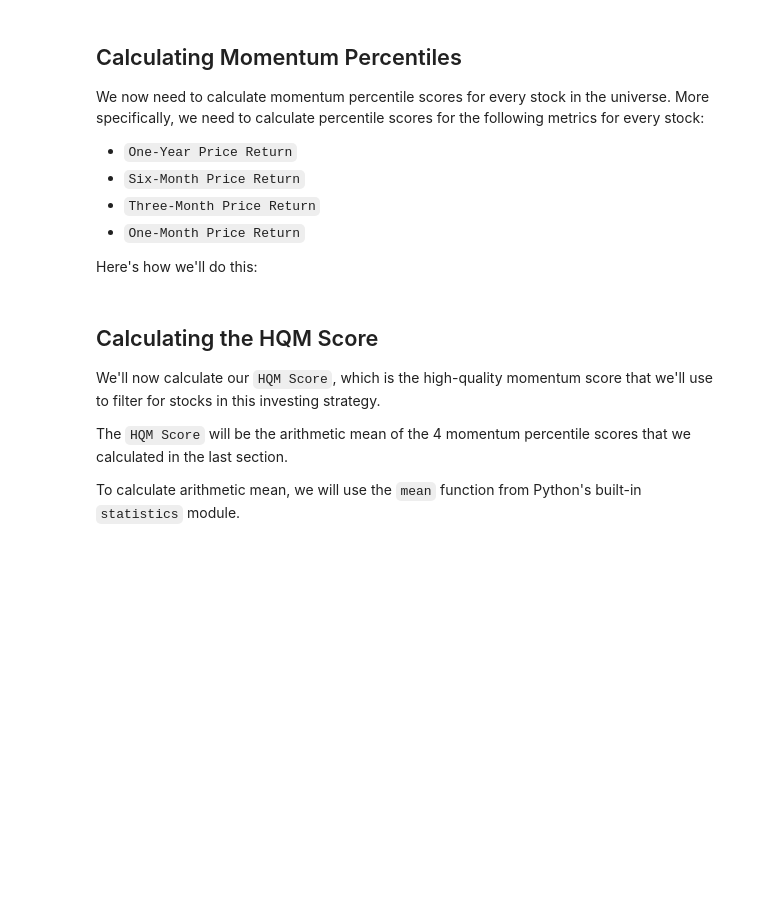
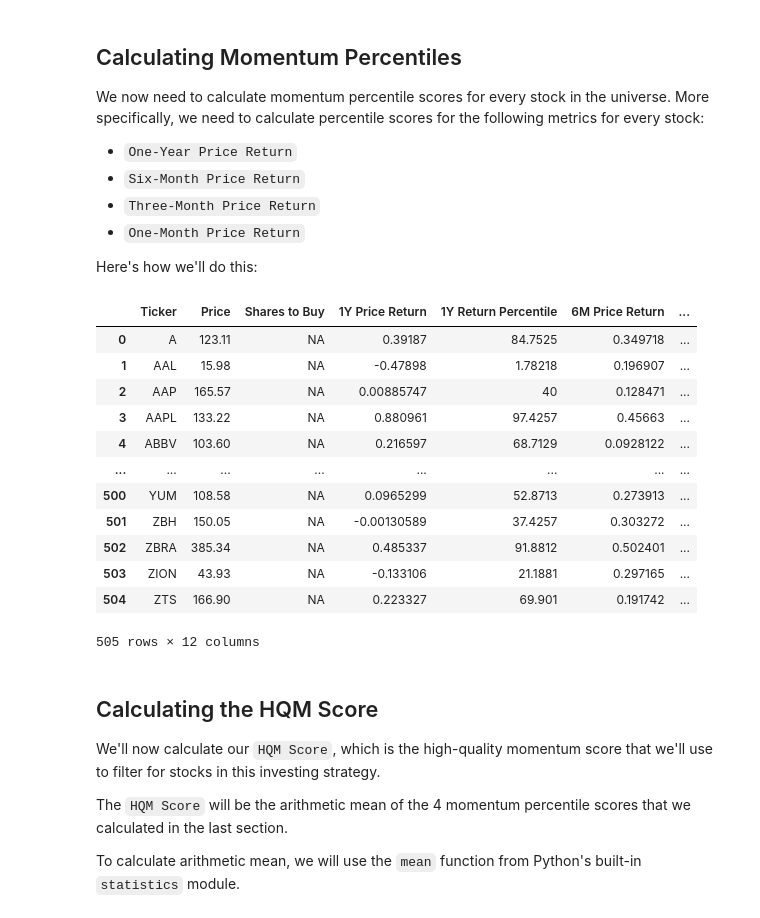
Before and after one commit to alexalexyang/trading_practice, a Jupyter notebook: algorithmic-trading-python/starter_files/002_quantitative_momentum_strategy.ipynb, the cells around one changed output. Saved outputs shown, nothing was run; the diff lists cells and outputs as text; code cells hidden in the pictures; blank space fills up the shorter version.

```diff
--- a/algorithmic-trading-python/starter_files/002_quantitative_momentum_strategy.ipynb
+++ b/algorithmic-trading-python/starter_files/002_quantitative_momentum_strategy.ipynb
@@ -280,6 +280,50 @@ We now need to calculate momentum percentile scores for every stock in the unive
 * `One-Month Price Return`
 
 Here's how we'll do this:
+# %%
+time_periods = [
+                '1Y',
+                '6M',
+                '3M',
+                '1M'
+                ]
+
+for row in hqm_df.index:
+    for time_period in time_periods:
+        if hqm_df.loc[row, f'{time_period} Price Return'] == None:
+            hqm_df.loc[row, f'{time_period} Price Return'] = 0
+
+for row in hqm_df.index:
+    for time_period in time_periods:
+
+        change_col = f'{time_period} Price Return'
+        percentile_col = f'{time_period} Return Percentile'
+
+        hqm_df.loc[row, percentile_col] = score(
+            hqm_df[change_col],
+            hqm_df.loc[row, change_col]
+            )
+
+# Print each percentile score to make sure it was calculated properly
+# for time_period in time_periods:
+#     print(hqm_df[f'{time_period} Return Percentile'])
+
+#Print the entire DataFrame
+hqm_df
+# %% [output]
+|  | Ticker | Price | Shares to Buy | 1Y Price Return | 1Y Return Percentile | 6M Price Return | ... |
+| 0 | A | 123.11 | NA | 0.39187 | 84.7525 | 0.349718 | ... |
+| 1 | AAL | 15.98 | NA | -0.47898 | 1.78218 | 0.196907 | ... |
+| 2 | AAP | 165.57 | NA | 0.00885747 | 40 | 0.128471 | ... |
+| 3 | AAPL | 133.22 | NA | 0.880961 | 97.4257 | 0.45663 | ... |
+| 4 | ABBV | 103.60 | NA | 0.216597 | 68.7129 | 0.0928122 | ... |
+| ... | ... | ... | ... | ... | ... | ... | ... |
+| 500 | YUM | 108.58 | NA | 0.0965299 | 52.8713 | 0.273913 | ... |
+| 501 | ZBH | 150.05 | NA | -0.00130589 | 37.4257 | 0.303272 | ... |
+| 502 | ZBRA | 385.34 | NA | 0.485337 | 91.8812 | 0.502401 | ... |
+| 503 | ZION | 43.93 | NA | -0.133106 | 21.1881 | 0.297165 | ... |
+| 504 | ZTS | 166.90 | NA | 0.223327 | 69.901 | 0.191742 | ... |
+505 rows × 12 columns
 # %% [markdown]
 ## Calculating the HQM Score
 
```
Also changed, not shown: parts of 12 cells of this notebook.
